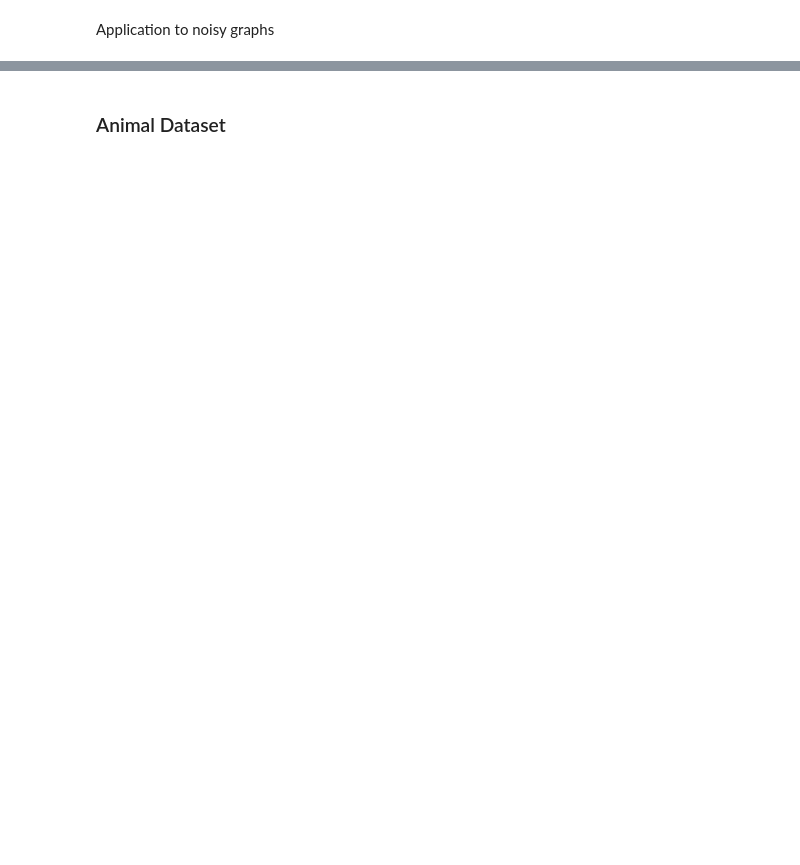
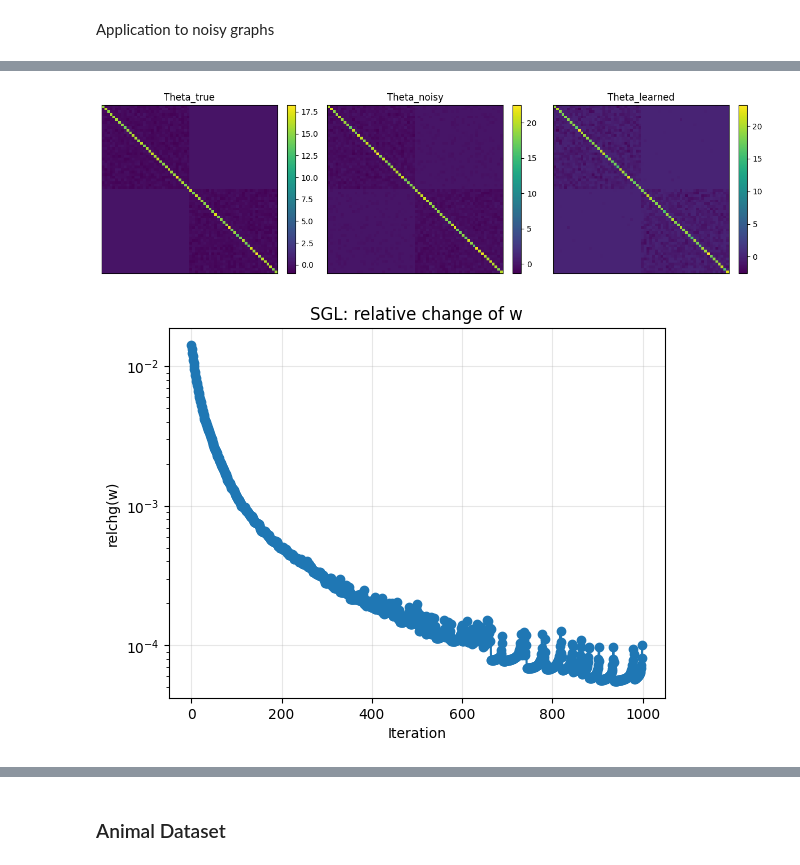
Before and after one commit to KHOUTAIBI/timeseries-graph-learning, a Jupyter notebook: graph.ipynb, the cells around one changed output, grey strips where cells are left out. Drawn from its saved outputs; the diff is of its cells as text; code cells hidden in the pictures; blank space fills up the shorter version.

```diff
--- a/graph.ipynb
+++ b/graph.ipynb
@@ -456,0 +283,4 @@ def sgl(S: np.ndarray,
+# %%
+def U_update(Lw: np.ndarray, k: int):
+    evals, evecs = np.linalg.eigh(Lw)
+    return evecs[:, k:], evals
@@ -724,14 +398,0 @@ Theta_true = laplacian_from_W(W_true)
-# %%
-kappa=0.45
-p_edge=1.0
-
-M = (np.random.random((p, p)) < p_edge).astype(float)
-M = np.triu(M, 1)
-M = M + M.T
-
-W_er = np.random.uniform(low = 0.0, high = kappa, size=(p, p))
-W_er = (W_er + W_er.T) / 2
-np.fill_diagonal(W_er, 0.0)
-
-W_er = M * W_er
-Theta_er = laplacian_from_W(W_er)
@@ -885,0 +435,57 @@ plt.show()
+# %%
+rng = np.random.default_rng(1)
+
+p = 64
+k_true = 2
+
+# true multi-component Laplacian
+W_true, Theta_true = make_block_k_component_laplacian(p=p, k=k_true, w_low=0.0, w_high=1.0, rng=rng)
+
+# ER noise Laplacian (paper uses this corruption model)
+W_er, Theta_er = make_er_noise_laplacian(p=p, p_edge=0.25, kappa=0.45, rng=rng)
+
+Theta_noisy = Theta_true + Theta_er
+
+# sample data from IGMRF and compute SCM (eq. 67)
+n = 30 * p
+X = sample_igmrf(Theta_noisy, n=n, rng=rng)
+S = sample_covariance(X)
+
+# run SGL (paper-like hyperparams for this scenario)
+Theta_hat, w_hat, U_hat, lam_hat, hist = sgl_r_style(
+    S, k=k_true,
+    beta=400.0, alpha=0.1, eps=1e-4,
+    c1=1e-9, c2=1e9,
+    maxiter=1000, reltol=1e-6,
+    verbose=True
+)
+
+# metrics
+edges = edge_list(p)
+re = relative_error(Theta_hat, Theta_true)
+fs = f_score_from_thetas(Theta_hat, Theta_true, edges, edge_thr=0.1)
+print(f"\nRE={re:.3f}, F-score={fs:.3f}")
+
+# plots: heatmaps like the paper
+fig, axes = plt.subplots(1, 3, figsize=(12, 3.5))
+for ax, M, title in zip(
+    axes,
+    [Theta_true, Theta_noisy, Theta_hat],
+    ["Theta_true", "Theta_noisy", "Theta_learned"]
+):
+    im = ax.imshow(M, aspect="auto")
+    ax.set_title(title)
+    ax.set_xticks([]); ax.set_yticks([])
+    fig.colorbar(im, ax=ax, fraction=0.046)
+plt.tight_layout()
+plt.show()
+
+# convergence diagnostics
+plt.figure()
+plt.semilogy(hist["relchg_w"], marker="o")
+plt.title("SGL: relative change of w")
+plt.xlabel("Iteration")
+plt.ylabel("relchg(w)")
+plt.grid(True, alpha=0.3)
+plt.show()
+# %% [output]
@@ -885,0 +509,2 @@ plt.show()
+[figure, added]
+[figure, added]
```
Also changed, not shown: parts of 55 cells of this notebook.
